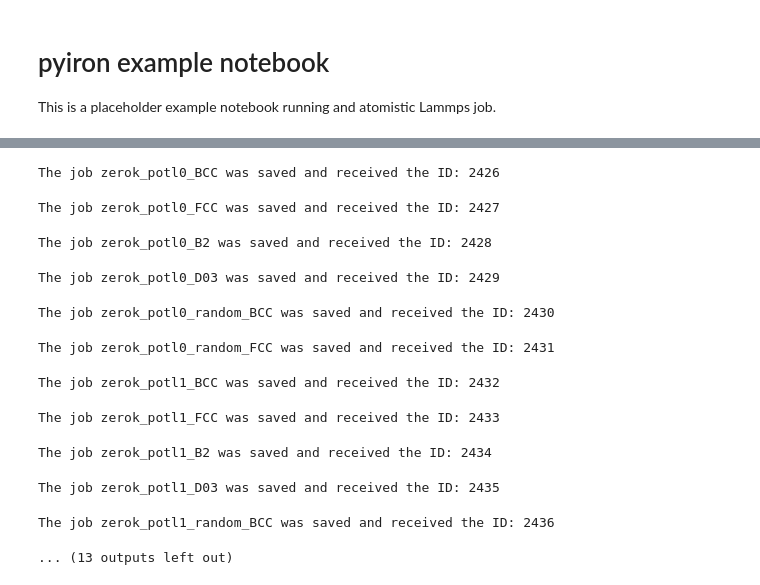
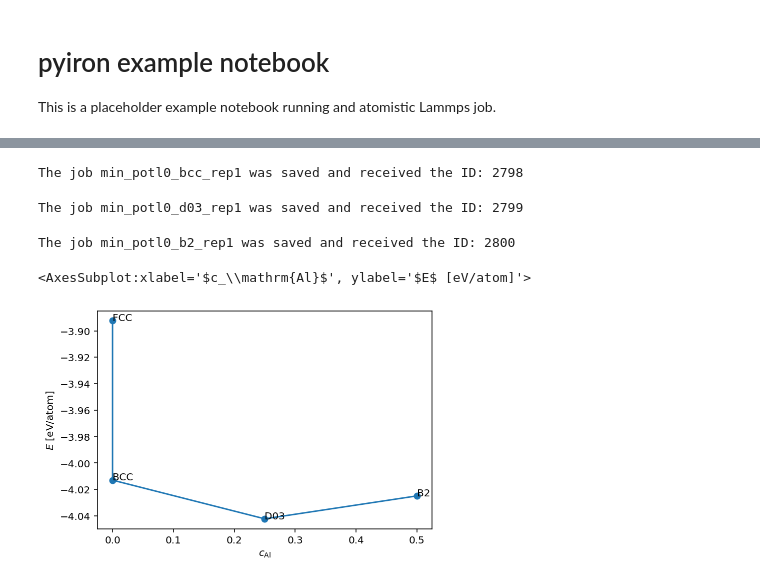
Before and after one commit to liamhuber/FeAl_solution, a Jupyter notebook: example.ipynb, the cells around one changed output, grey strips where cells are left out. Saved outputs shown, nothing was run; the diff lists cells and outputs as text; code cells hidden in the pictures.

```diff
--- a/example.ipynb
+++ b/example.ipynb
@@ -7,5 +7,5 @@ from pyiron_feal import Project
 # %%
 pr = Project("projects/example")
 # %%
-pr.ZeroK.run()
+pr.ZeroK.plot_phases_0K()
 # %% [output]
@@ -29,12 +13,5 @@ pr.ZeroK.run()
-The job zerok_potl0_BCC was saved and received the ID: 2426
+The job min_potl0_bcc_rep1 was saved and received the ID: 2798
-The job zerok_potl0_FCC was saved and received the ID: 2427
+The job min_potl0_d03_rep1 was saved and received the ID: 2799
-The job zerok_potl0_B2 was saved and received the ID: 2428
+The job min_potl0_b2_rep1 was saved and received the ID: 2800
-The job zerok_potl0_D03 was saved and received the ID: 2429
+<AxesSubplot:xlabel='$c_\\mathrm{Al}$', ylabel='$E$ [eV/atom]'>
-The job zerok_potl0_random_BCC was saved and received the ID: 2430
-The job zerok_potl0_random_FCC was saved and received the ID: 2431
-The job zerok_potl1_BCC was saved and received the ID: 2432
-The job zerok_potl1_FCC was saved and received the ID: 2433
-The job zerok_potl1_B2 was saved and received the ID: 2434
-The job zerok_potl1_D03 was saved and received the ID: 2435
-The job zerok_potl1_random_BCC was saved and received the ID: 2436
-... (13 outputs left out)
+[figure, added]
```
Also changed, not shown: parts of 3 cells of this notebook, 1 other file.
